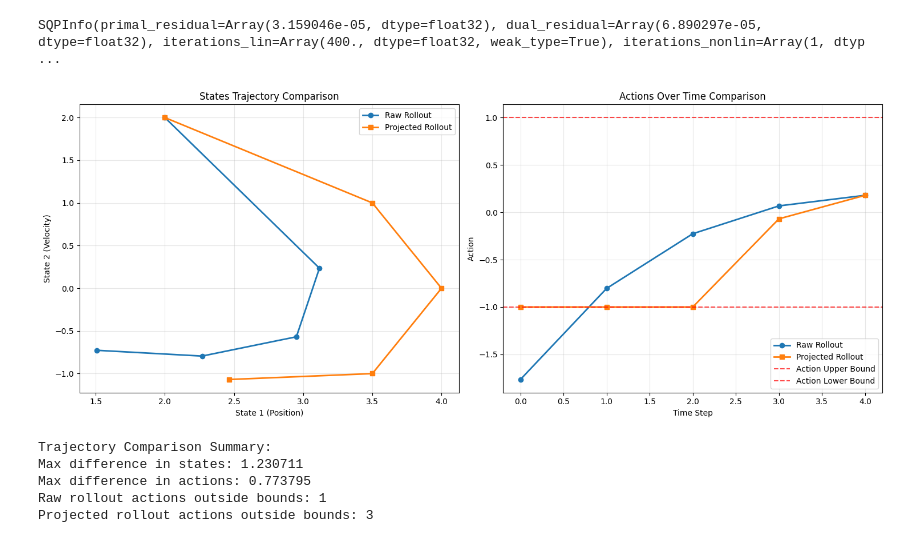
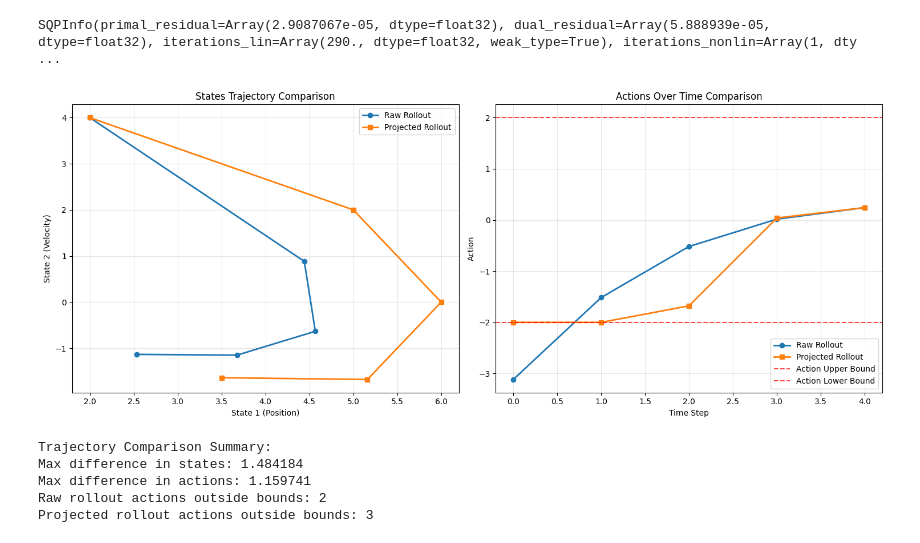
Before and after one commit to NicholasBehr/hcnn, a Jupyter notebook: notebooks/convergence.ipynb, the cells around one changed output. Cells and saved outputs as stored; diff of their text form; code cells hidden in the pictures.

Commit message:
slalom rollout

```diff
--- a/notebooks/convergence.ipynb
+++ b/notebooks/convergence.ipynb
@@ -7,7 +7,7 @@ import jax.numpy as jnp
 os.environ["CUDA_VISIBLE_DEVICES"] = "3"
 
 HORIZON = 5
-INITIAL_STATE = jnp.array([2.0, 2.0])  # position, velocity
+INITIAL_STATE = jnp.array([2.0, 4.0])  # position, velocity
 # %%
 from hcnn.training.train_bundle import TrainBundle
 
@@ -147,7 +120,7 @@ OptimizationVariable(states=Array([[ 2.0000000e+00,  2.0000000e+00],
-# %%
-sqp_info
-# %% [output]
-SQPInfo(primal_residual=Array(3.159046e-05, dtype=float32), dual_residual=Array(6.890297e-05, dtype=float32), iterations_lin=Array(400., dtype=float32, weak_type=True), iterations_nonlin=Array(1, dtyp ...
+# %%
+sqp_info
+# %% [output]
+SQPInfo(primal_residual=Array(2.9087067e-05, dtype=float32), dual_residual=Array(5.888939e-05, dtype=float32), iterations_lin=Array(290., dtype=float32, weak_type=True), iterations_nonlin=Array(1, dty ...
 # %%
 from matplotlib import pyplot as plt
 
@@ -195,38 +168,38 @@ ax2.plot(
     linewidth=2,
 )
 ax2.axhline(
-    y=1.0, color="r", linestyle="--", alpha=0.7, label="Action Upper Bound"
+    y=2.0, color="r", linestyle="--", alpha=0.7, label="Action Upper Bound"
 )
 ax2.axhline(
-    y=-1.0, color="r", linestyle="--", alpha=0.7, label="Action Lower Bound"
+    y=-2.0, color="r", linestyle="--", alpha=0.7, label="Action Lower Bound"
 )
 ax2.set_xlabel("Time Step")
 ax2.set_ylabel("Action")
 ax2.set_title("Actions Over Time Comparison")
 ax2.legend()
 ax2.grid(True, alpha=0.3)
 
 plt.tight_layout()
 plt.show()
 
 # Print numerical comparison
 print("Trajectory Comparison Summary:")
 print(
     f"Max difference in states: {jnp.max(jnp.abs(raw_rollout.states - proj_rollout.states)):.6f}"
 )
 print(
     f"Max difference in actions: {jnp.max(jnp.abs(raw_rollout.actions - proj_rollout.actions)):.6f}"
 )
 print(
     f"Raw rollout actions outside bounds: {jnp.sum(jnp.abs(raw_rollout.actions) > 1.0)}"
 )
 print(
     f"Projected rollout actions outside bounds: {jnp.sum(jnp.abs(proj_rollout.actions) > 1.0)}"
 )
 # %% [output]
-[figure, old version]
+[figure, new version]
 Trajectory Comparison Summary:
-Max difference in states: 1.230711
-Max difference in actions: 0.773795
-Raw rollout actions outside bounds: 1
+Max difference in states: 1.484184
+Max difference in actions: 1.159741
+Raw rollout actions outside bounds: 2
 Projected rollout actions outside bounds: 3
```
Also changed, not shown: parts of 3 cells of this notebook, 4 other files.
